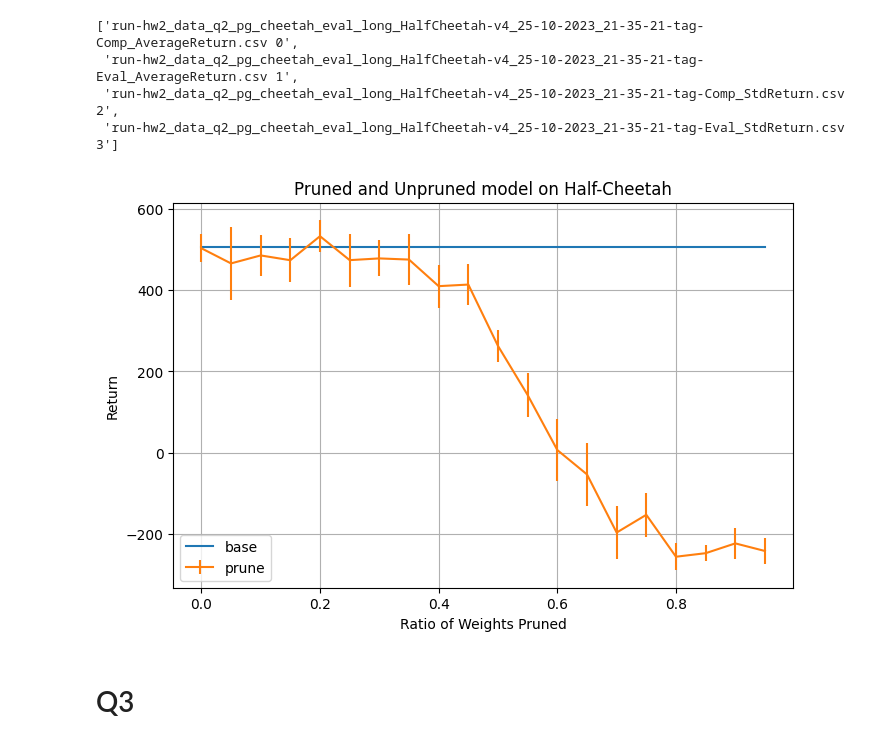
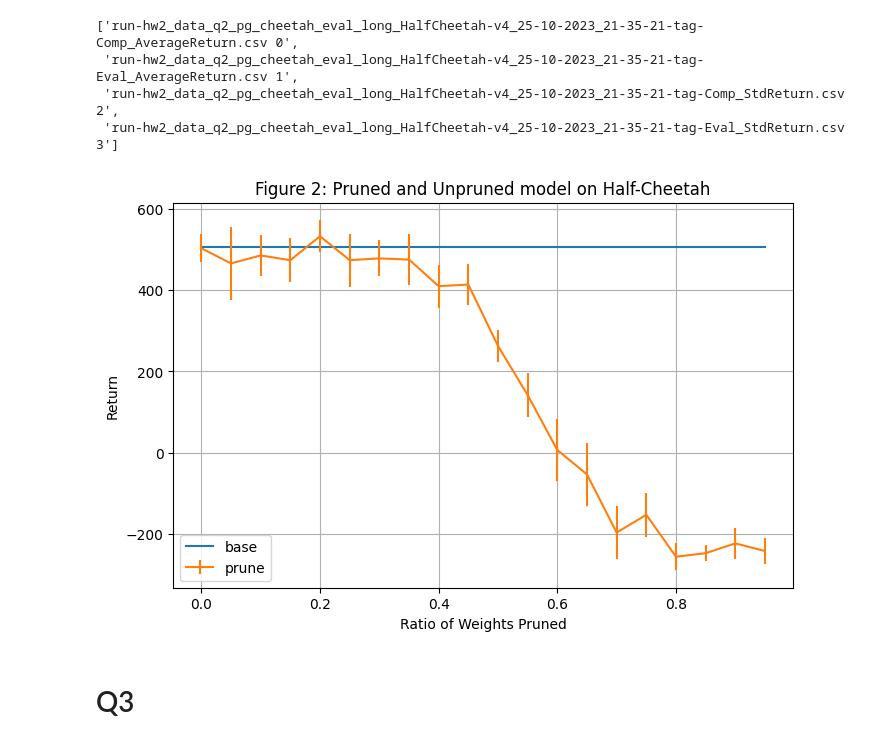
Before and after one commit to KaushikKunal/CS285-proj, a Jupyter notebook: hw2/cs285/scripts/plot_files.ipynb, the cells around one changed output. Drawn from its saved outputs; the diff is of its cells as text; code cells hidden in the pictures.

```diff
--- a/hw2/cs285/scripts/plot_files.ipynb
+++ b/hw2/cs285/scripts/plot_files.ipynb
@@ -59,18 +59,18 @@ files, pd_tables = load_files(f"{files_dir}/prune_long")
 # %%
 eval_table = pd_tables[1]
 eval_std = pd_tables[3]
 prune_table = pd_tables[0]
 prune_std = pd_tables[2]
 plt.figure(figsize=(8, 5))
 plt.plot([i*0.05 for i in range(0,20)], [sum(eval_table["Value"])/20 for _ in range(20)], label="base")
 plt.errorbar([i*0.05 for i in range(0,20)], prune_table["Value"], yerr=prune_std["Value"], label="prune")
-plt.title("Pruned and Unpruned model on Half-Cheetah")
+plt.title("Figure 2: Pruned and Unpruned model on Half-Cheetah")
 plt.xlabel("Ratio of Weights Pruned")
 plt.ylabel("Return")
 plt.legend()
 plt.grid()
 # %% [output]
-[figure, old version]
+[figure, new version]
 # %% [markdown]
 # Q3
 # %%
```
Also changed, not shown: parts of 1 cell of this notebook.
